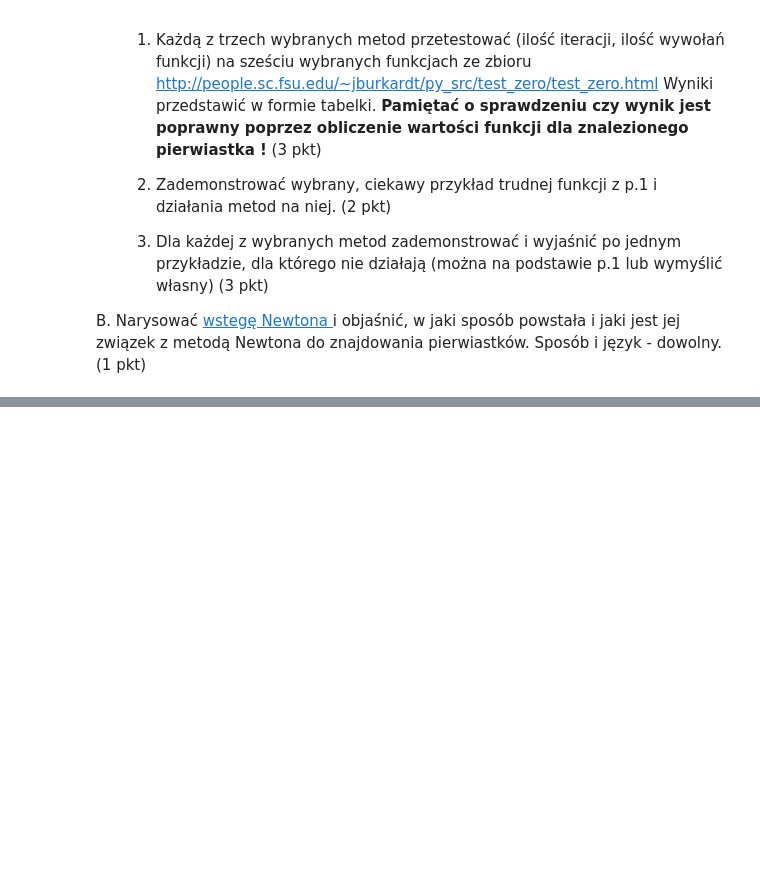
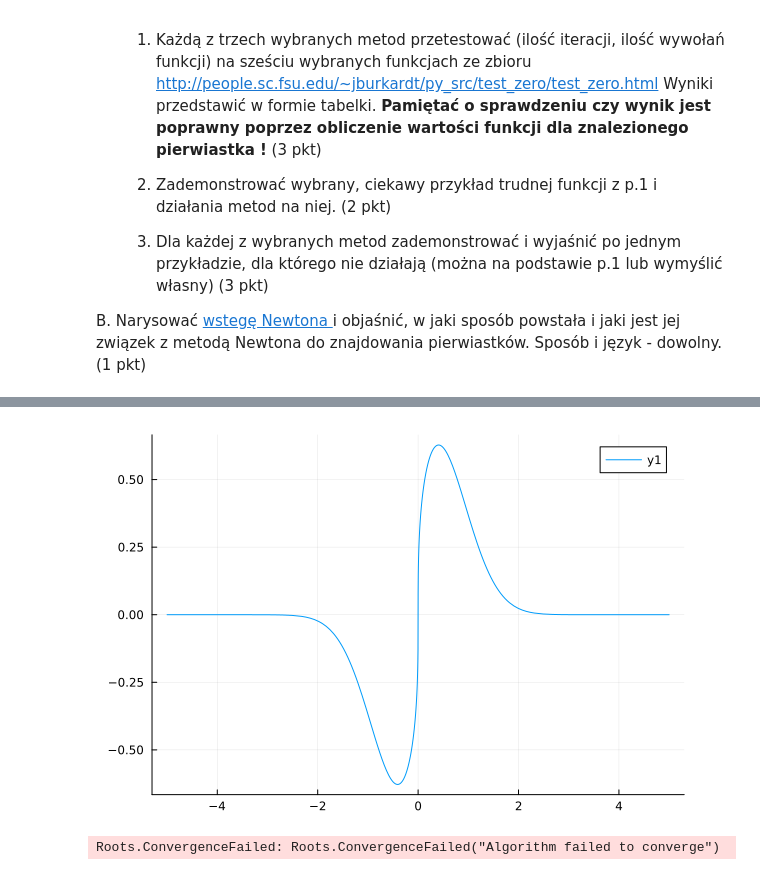
Before and after one commit to Kasl0/Mownit, a Jupyter notebook: Lab7/Lab7.ipynb, the cells around one changed output, grey strips where cells are left out. Cells and saved outputs as stored; diff of their text form; code cells hidden in the pictures; blank space fills up the shorter version.

```diff
--- a/Lab7/Lab7.ipynb
+++ b/Lab7/Lab7.ipynb
@@ -378,0 +527,25 @@ B. Narysować <a href="https://pl.wikipedia.org/wiki/Wst%C4%99ga_Newtona"> wsteg
+# %%
+using Plots
+
+# a pathological function for Newton's method
+function fun2(x)
+    if x < 0.0
+        fx = -abs(x)^(1.0/3.0)*exp(-x^2)
+    elseif x == 0.0
+        fx = 0.0
+    else
+        fx = abs(x)^(1.0/3.0)*exp(-x^2)
+    end
+    return fx
+end
+plot(fun2)
+# %% [output]
+[figure, added]
+# %%
+# Metoda Newtona
+
+D(h) = x->ForwardDiff.derivative(h, float(x))
+
+find_zero((fun2, D(fun2)), 0, Roots.Newton())
+# %% [output]
+Roots.ConvergenceFailed: Roots.ConvergenceFailed("Algorithm failed to converge")
```
Also changed, not shown: parts of 16 cells of this notebook, 2 other files.
